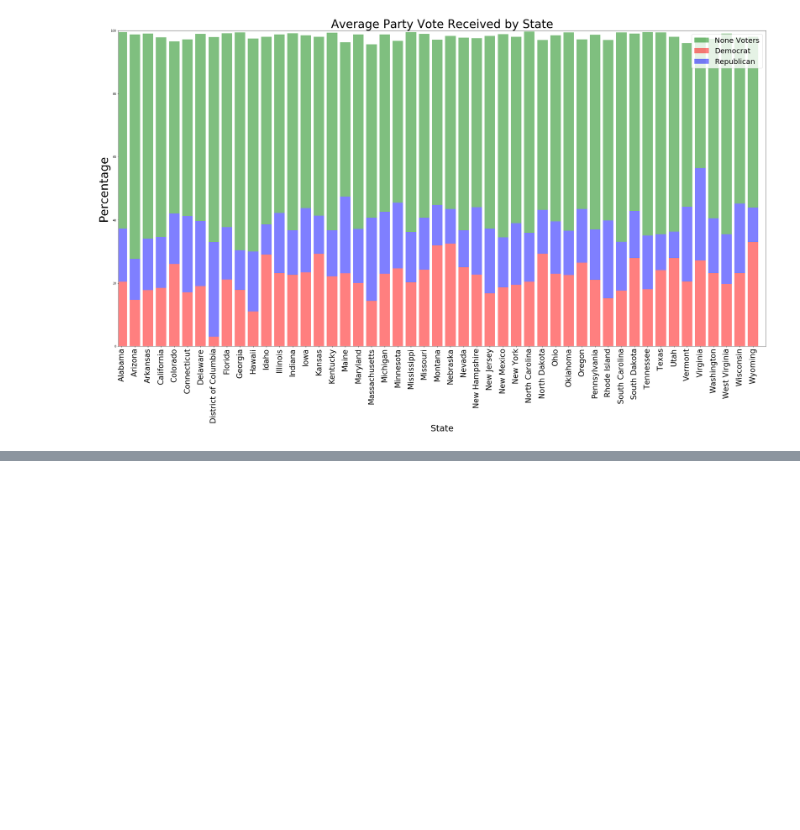
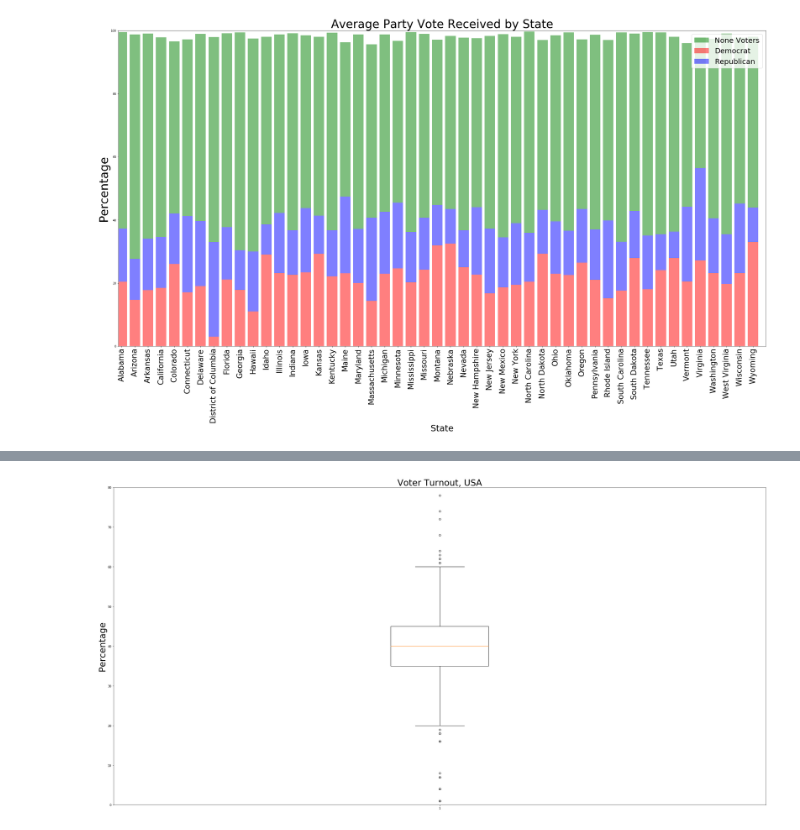
Before and after one commit to jennylynnramz/project1, a Jupyter notebook: Resources/Analysis Files/2000/election2000analysis.ipynb, the cells around one changed output, grey strips where cells are left out. Saved outputs shown, nothing was run; the diff lists cells and outputs as text; code cells hidden in the pictures; blank space fills up the shorter version.

```diff
--- a/Resources/Analysis Files/2000/election2000analysis.ipynb
+++ b/Resources/Analysis Files/2000/election2000analysis.ipynb
@@ -267,0 +334,14 @@ plt.show()
+# %%
+#make a boxplot
+avg_voters = merge_df["Avg_Turnout"]
+fig1, ax1 = plt.subplots()
+ax1.set_title('Voter Turnout, USA', fontsize = 30)
+ax1.set_ylabel('Percentage', fontsize = 30)
+ax1.boxplot(avg_voters)
+plt.ylim(0,80)
+#save as png
+plt.savefig("Image/boxplot_2000.png")
+
+plt.show()
+# %% [output]
+[figure, added]
```
Also changed, not shown: parts of 5 cells of this notebook, 3 other files.
